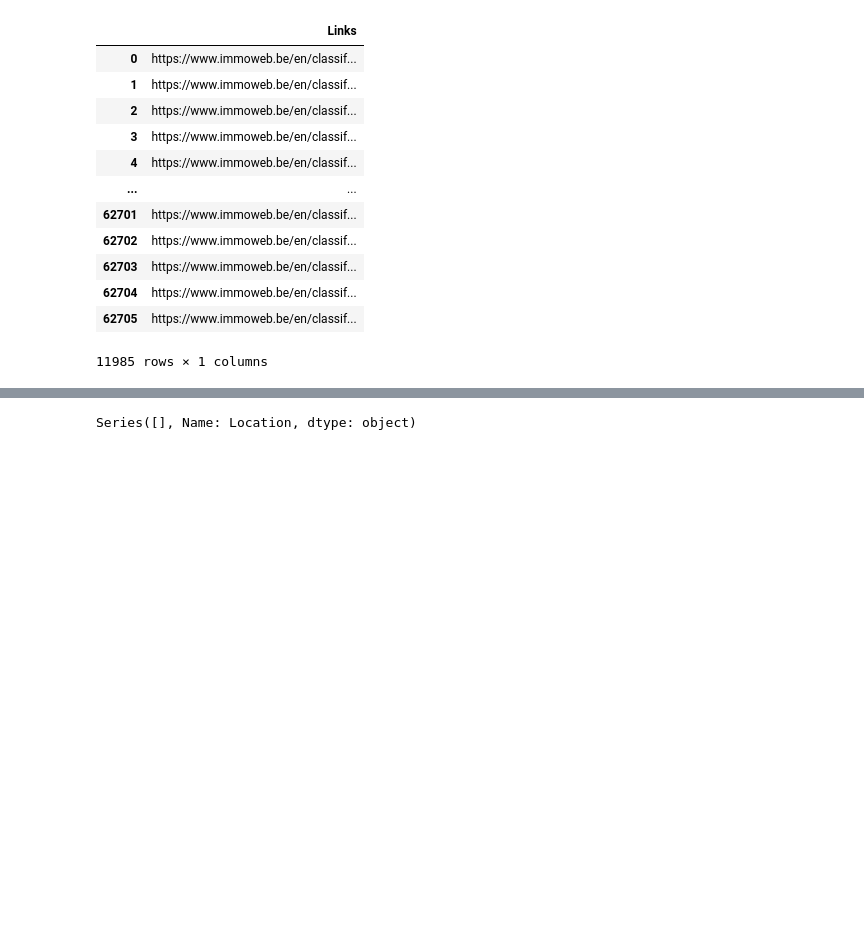
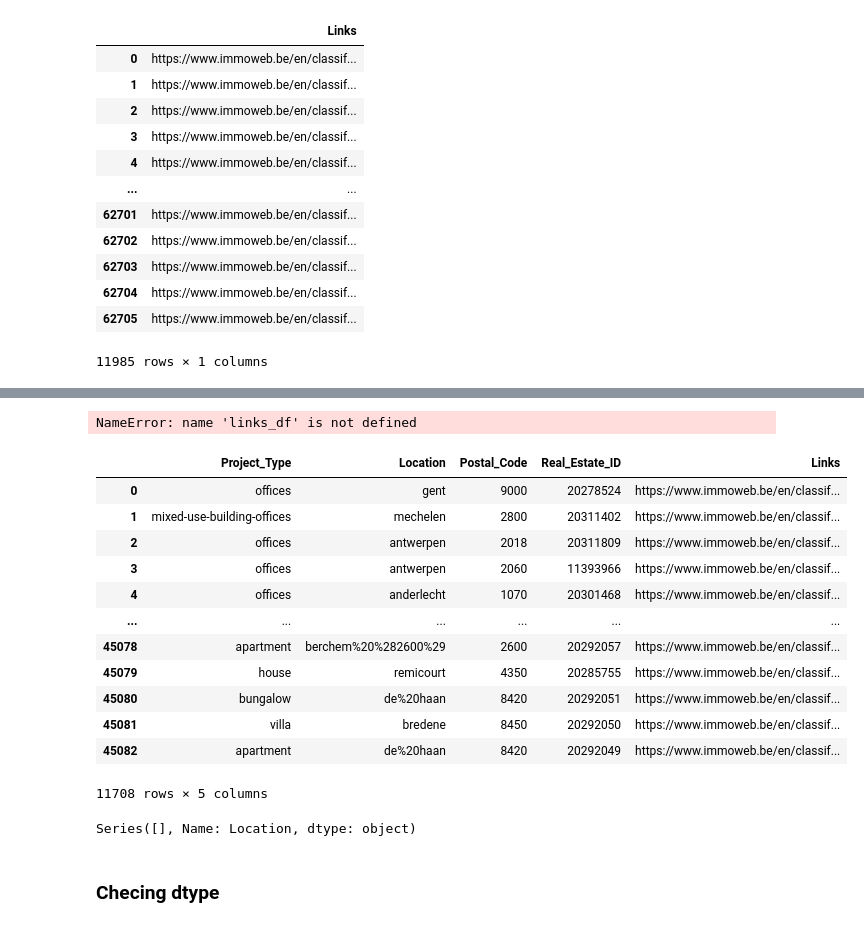
Before and after one commit to Mohammedhussingh/challenge-collecting-data, a Jupyter notebook: Links_extract.ipynb, the cells around one changed output, grey strips where cells are left out. Drawn from its saved outputs; the diff is of its cells as text; code cells hidden in the pictures; blank space fills up the shorter version.

```diff
--- a/Links_extract.ipynb
+++ b/Links_extract.ipynb
@@ -1176,0 +1175,2 @@ dtype: int64
+# %%
+links_df1 = links_df1[~links_df1['Links'].str.contains("new-real-estate-project-", na=False)]
@@ -1176,0 +1185,2 @@ dtype: int64
+# %%
+links_df1=links_df1.drop_duplicates()
@@ -1177 +1203,28 @@ dtype: int64
+# %%
+links_df1 = links_df1[~links_df1['Links'].str.contains("new-real-estate-project-", na=False)]
+# %% [output]
+NameError: name 'links_df' is not defined
+# %%
+Links_expanded = links_df1['Links'].str.split('/', expand=True)
+Links_expanded.columns  = ["p","f",'Domain', 'Language', 'Category', 'Project_Type', 'Property_Type', 'Location', 'Postal_Code', 'Real_Estate_ID']
+
+# Combine the expanded columns with the original DataFrame (if needed)
+Links = Links_expanded.drop(["p","f","Domain","Language","Category","Property_Type"],axis=1)
+Links=pd.concat([Links, links_df1], axis=1)
+# %%
+Links
+# %% [output]
+|  | Project_Type | Location | Postal_Code | Real_Estate_ID | Links |
+| 0 | offices | gent | 9000 | 20278524 | https://www.immoweb.be/en/classif... |
+| 1 | mixed-use-building-offices | mechelen | 2800 | 20311402 | https://www.immoweb.be/en/classif... |
+| 2 | offices | antwerpen | 2018 | 20311809 | https://www.immoweb.be/en/classif... |
+| 3 | offices | antwerpen | 2060 | 11393966 | https://www.immoweb.be/en/classif... |
+| 4 | offices | anderlecht | 1070 | 20301468 | https://www.immoweb.be/en/classif... |
+| ... | ... | ... | ... | ... | ... |
+| 45078 | apartment | berchem%20%282600%29 | 2600 | 20292057 | https://www.immoweb.be/en/classif... |
+| 45079 | house | remicourt | 4350 | 20285755 | https://www.immoweb.be/en/classif... |
+| 45080 | bungalow | de%20haan | 8420 | 20292051 | https://www.immoweb.be/en/classif... |
+| 45081 | villa | bredene | 8450 | 20292050 | https://www.immoweb.be/en/classif... |
+| 45082 | apartment | de%20haan | 8420 | 20292049 | https://www.immoweb.be/en/classif... |
+11708 rows × 5 columns
 # %%
@@ -1179,2 +1232,4 @@ Links[Links.Real_Estate_ID==20315980].loc[:,"Location"]
 # %% [output]
 Series([], Name: Location, dtype: object)
+# %% [markdown]
+### Checing dtype
```
Also changed, not shown: parts of 36 cells of this notebook, 1 other file.
